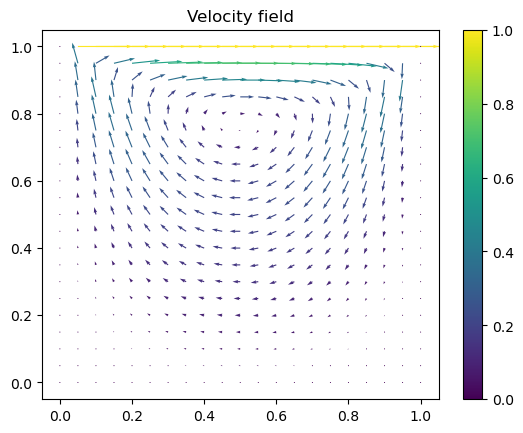
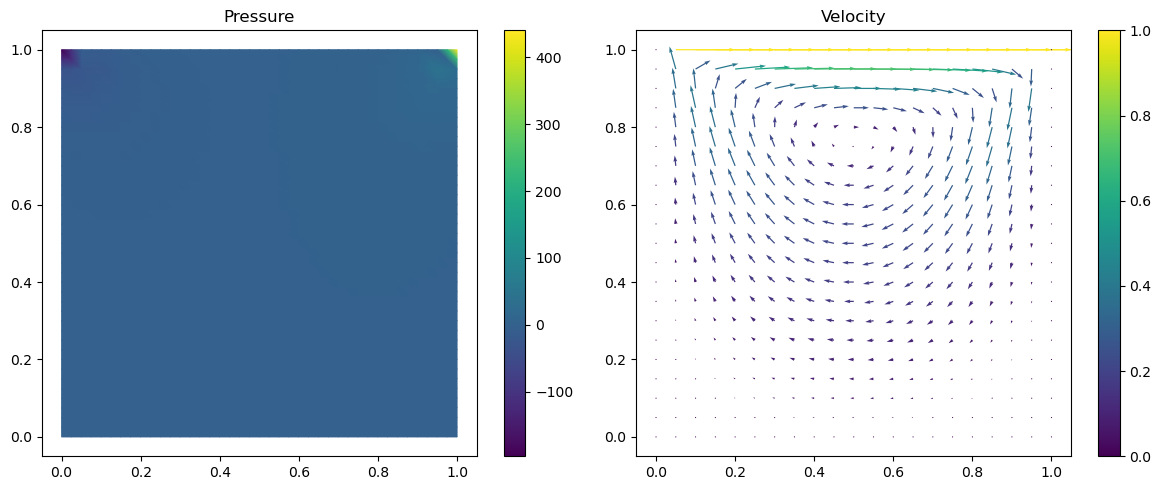
The notebook cell's code change between the first figure and the second:
--- before
+++ after
@@ -2,11 +2,13 @@
 u_h, p_h = w_h.subfunctions
 
-fig, ax = plt.subplots()
-q = quiver(u_h, axes=ax)
-fig.colorbar(q)
-ax.set_title("Velocity field")
+fig, ax = plt.subplots(1, 2, figsize=(12, 5))
 
-fig, ax = plt.subplots()
-q = tripcolor(p_h, axes=ax)
-fig.colorbar(q)
-ax.set_title("Pressure field")
+col0 = tripcolor(p_h, axes=ax[0])
+fig.colorbar(col0, ax=ax[0])
+ax[0].set_title('Pressure')
+
+col1 = quiver(u_h, axes=ax[1])
+fig.colorbar(col1, ax=ax[1])
+ax[1].set_title('Velocity')
+
+plt.tight_layout()

Commit: lab 6, 7, 8 completed + refinements